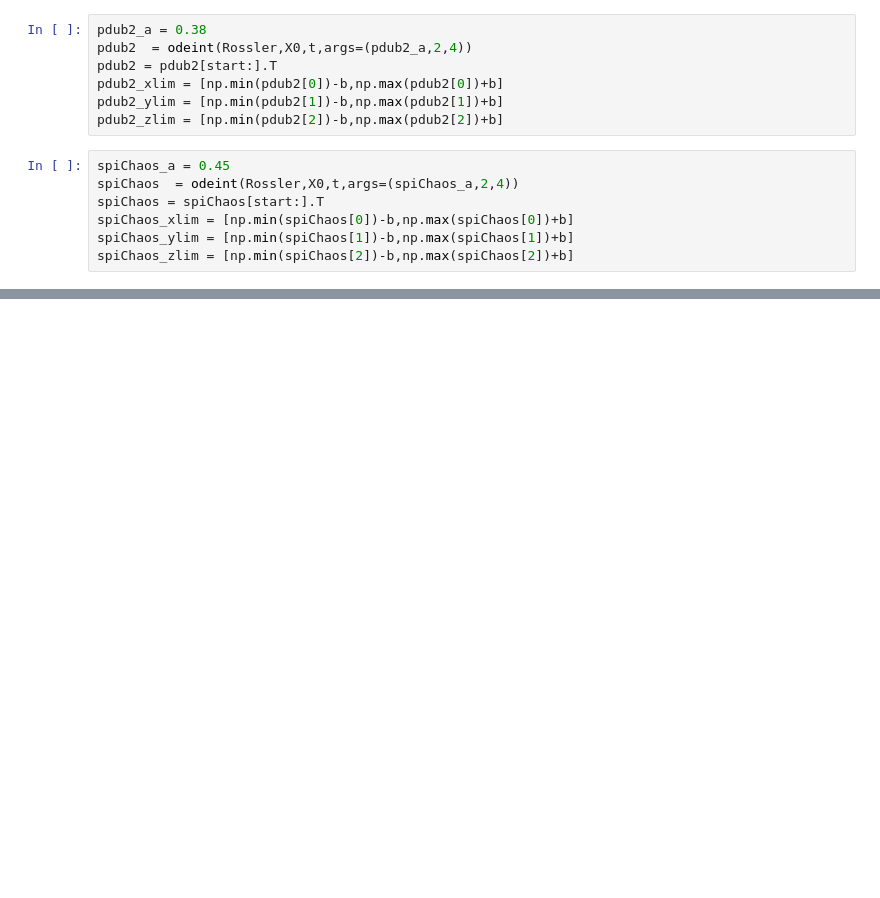
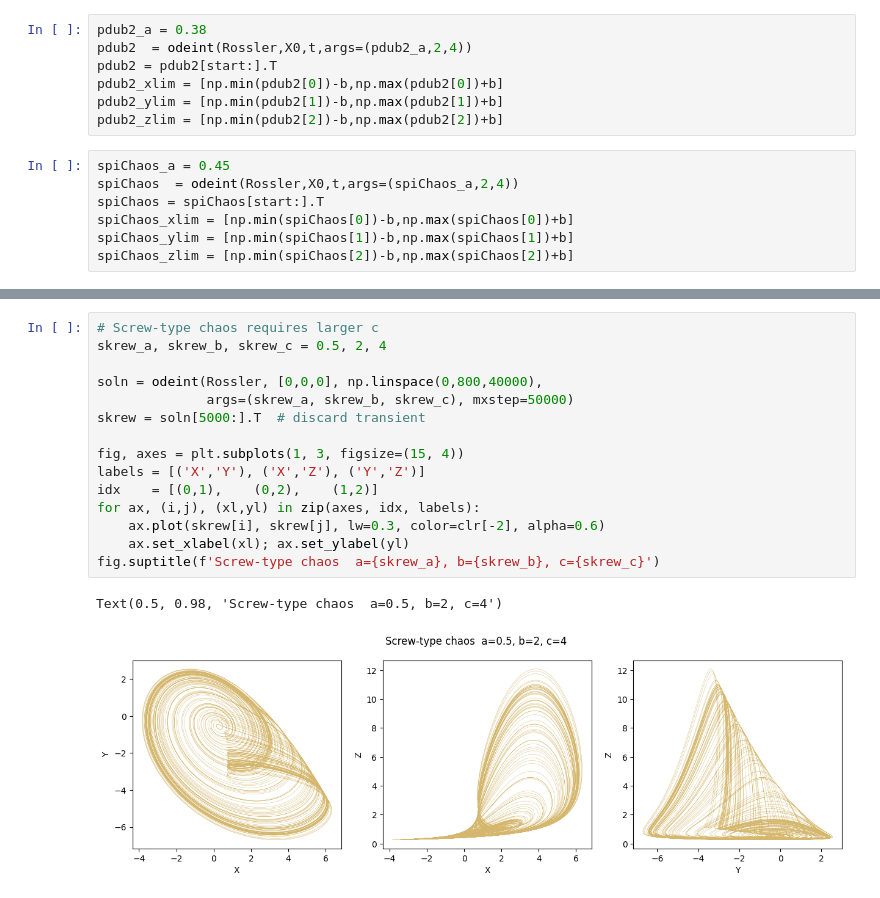
Before and after one commit to michaelStoddard/Chaos, a Jupyter notebook: Assignments/MATH722_HW3.ipynb, the cells around one changed output, grey strips where cells are left out. Drawn from its saved outputs; the diff is of its cells as text; blank space fills up the shorter version.

```diff
--- a/Assignments/MATH722_HW3.ipynb
+++ b/Assignments/MATH722_HW3.ipynb
@@ -596,0 +528,18 @@ KeyboardInterrupt:
+# %%
+# Screw-type chaos requires larger c
+skrew_a, skrew_b, skrew_c = 0.5, 2, 4
+
+soln = odeint(Rossler, [0,0,0], np.linspace(0,800,40000),
+              args=(skrew_a, skrew_b, skrew_c), mxstep=50000)
+skrew = soln[5000:].T  # discard transient
+
+fig, axes = plt.subplots(1, 3, figsize=(15, 4))
+labels = [('X','Y'), ('X','Z'), ('Y','Z')]
+idx    = [(0,1),    (0,2),    (1,2)]
+for ax, (i,j), (xl,yl) in zip(axes, idx, labels):
+    ax.plot(skrew[i], skrew[j], lw=0.3, color=clr[-2], alpha=0.6)
+    ax.set_xlabel(xl); ax.set_ylabel(yl)
+fig.suptitle(f'Screw-type chaos  a={skrew_a}, b={skrew_b}, c={skrew_c}')
+# %% [output]
+Text(0.5, 0.98, 'Screw-type chaos  a=0.5, b=2, c=4')
+[figure, added]
```
Also changed, not shown: parts of 11 cells of this notebook.
